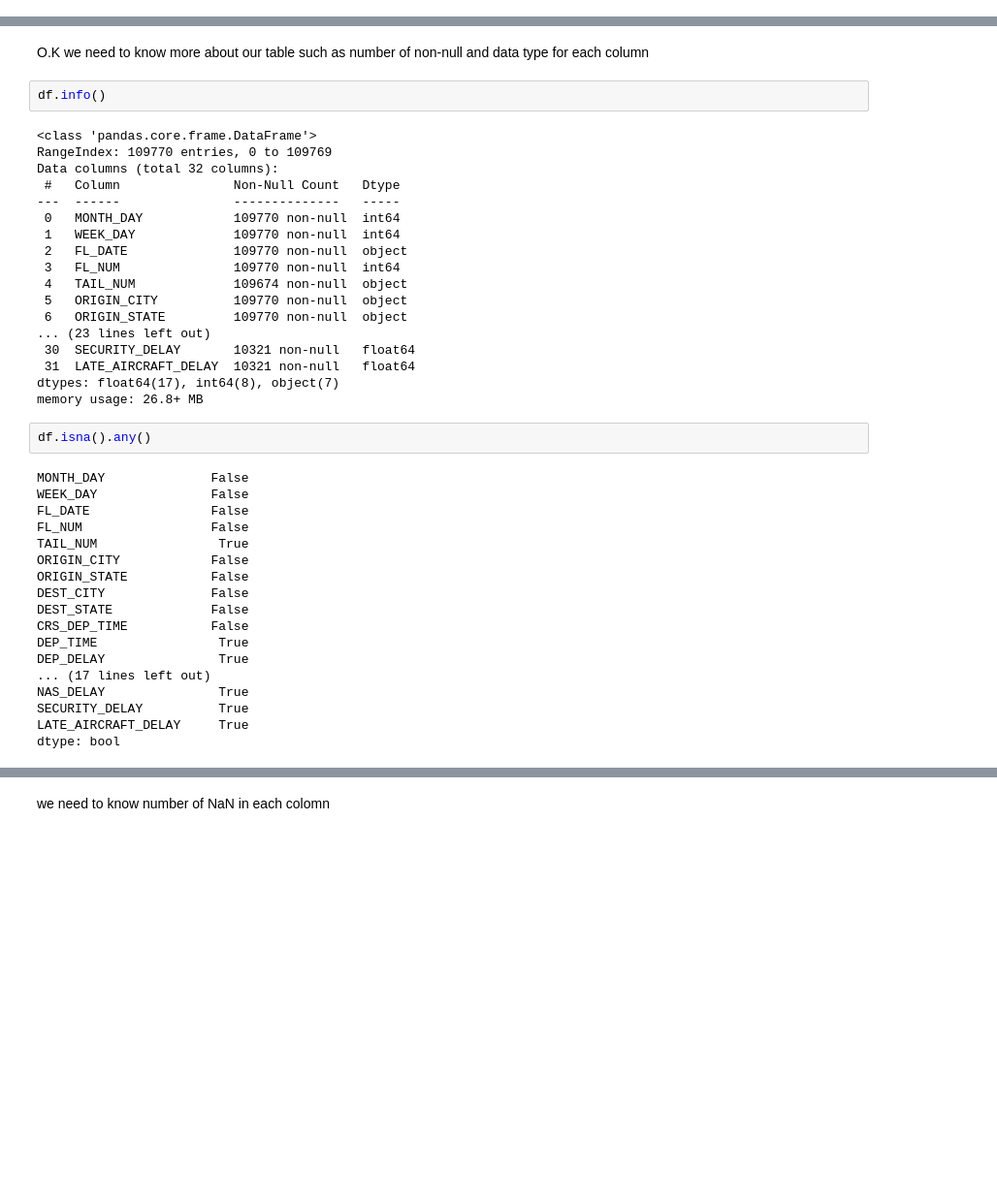
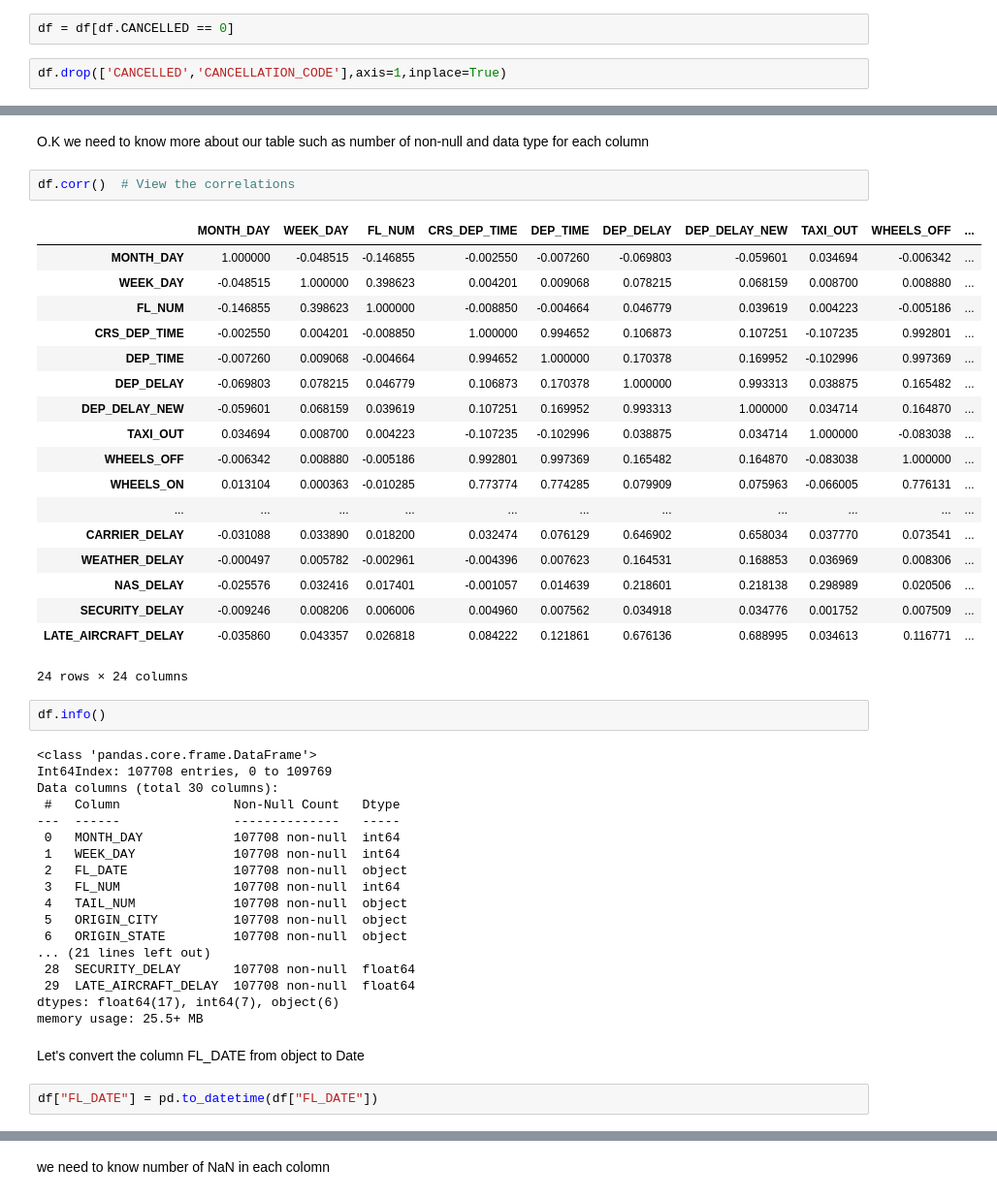
Before and after one commit to NawafNazer/Data_Science, a Jupyter notebook: My_Project.ipynb, the cells around one changed output, grey strips where cells are left out. Shown: that part at 97% size. Cells and saved outputs as stored; diff of their text form; blank space fills up the shorter version.

```diff
--- a/My_Project.ipynb
+++ b/My_Project.ipynb
@@ -53,0 +56,4 @@ df.head(5)  # or df.sample(5)
+# %%
+df = df[df.CANCELLED == 0]
+# %%
+df.drop(['CANCELLED','CANCELLATION_CODE'],axis=1,inplace=True)
@@ -54,42 +78,47 @@ df.head(5)  # or df.sample(5)
 # %% [markdown]
 O.K we need to know more about our table such as number of non-null and data type for each column
+# %%
+df.corr()  # View the correlations
+# %% [output]
+|  | MONTH_DAY | WEEK_DAY | FL_NUM | CRS_DEP_TIME | DEP_TIME | DEP_DELAY | DEP_DELAY_NEW | TAXI_OUT | WHEELS_OFF | ... |
+| MONTH_DAY | 1.000000 | -0.048515 | -0.146855 | -0.002550 | -0.007260 | -0.069803 | -0.059601 | 0.034694 | -0.006342 | ... |
+| WEEK_DAY | -0.048515 | 1.000000 | 0.398623 | 0.004201 | 0.009068 | 0.078215 | 0.068159 | 0.008700 | 0.008880 | ... |
+| FL_NUM | -0.146855 | 0.398623 | 1.000000 | -0.008850 | -0.004664 | 0.046779 | 0.039619 | 0.004223 | -0.005186 | ... |
+| CRS_DEP_TIME | -0.002550 | 0.004201 | -0.008850 | 1.000000 | 0.994652 | 0.106873 | 0.107251 | -0.107235 | 0.992801 | ... |
+| DEP_TIME | -0.007260 | 0.009068 | -0.004664 | 0.994652 | 1.000000 | 0.170378 | 0.169952 | -0.102996 | 0.997369 | ... |
+| DEP_DELAY | -0.069803 | 0.078215 | 0.046779 | 0.106873 | 0.170378 | 1.000000 | 0.993313 | 0.038875 | 0.165482 | ... |
+| DEP_DELAY_NEW | -0.059601 | 0.068159 | 0.039619 | 0.107251 | 0.169952 | 0.993313 | 1.000000 | 0.034714 | 0.164870 | ... |
+| TAXI_OUT | 0.034694 | 0.008700 | 0.004223 | -0.107235 | -0.102996 | 0.038875 | 0.034714 | 1.000000 | -0.083038 | ... |
+| WHEELS_OFF | -0.006342 | 0.008880 | -0.005186 | 0.992801 | 0.997369 | 0.165482 | 0.164870 | -0.083038 | 1.000000 | ... |
+| WHEELS_ON | 0.013104 | 0.000363 | -0.010285 | 0.773774 | 0.774285 | 0.079909 | 0.075963 | -0.066005 | 0.776131 | ... |
+| ... | ... | ... | ... | ... | ... | ... | ... | ... | ... | ... |
+| CARRIER_DELAY | -0.031088 | 0.033890 | 0.018200 | 0.032474 | 0.076129 | 0.646902 | 0.658034 | 0.037770 | 0.073541 | ... |
+| WEATHER_DELAY | -0.000497 | 0.005782 | -0.002961 | -0.004396 | 0.007623 | 0.164531 | 0.168853 | 0.036969 | 0.008306 | ... |
+| NAS_DELAY | -0.025576 | 0.032416 | 0.017401 | -0.001057 | 0.014639 | 0.218601 | 0.218138 | 0.298989 | 0.020506 | ... |
+| SECURITY_DELAY | -0.009246 | 0.008206 | 0.006006 | 0.004960 | 0.007562 | 0.034918 | 0.034776 | 0.001752 | 0.007509 | ... |
+| LATE_AIRCRAFT_DELAY | -0.035860 | 0.043357 | 0.026818 | 0.084222 | 0.121861 | 0.676136 | 0.688995 | 0.034613 | 0.116771 | ... |
+24 rows × 24 columns
 # %%
 df.info()
 # %% [output]
 <class 'pandas.core.frame.DataFrame'>
-RangeIndex: 109770 entries, 0 to 109769
-Data columns (total 32 columns):
+Int64Index: 107708 entries, 0 to 109769
+Data columns (total 30 columns):
  #   Column               Non-Null Count   Dtype
 ---  ------               --------------   -----
- 0   MONTH_DAY            109770 non-null  int64
- 1   WEEK_DAY             109770 non-null  int64
- 2   FL_DATE              109770 non-null  object
- 3   FL_NUM               109770 non-null  int64
- 4   TAIL_NUM             109674 non-null  object
- 5   ORIGIN_CITY          109770 non-null  object
- 6   ORIGIN_STATE         109770 non-null  object
-... (23 lines left out)
- 30  SECURITY_DELAY       10321 non-null   float64
- 31  LATE_AIRCRAFT_DELAY  10321 non-null   float64
-dtypes: float64(17), int64(8), object(7)
-memory usage: 26.8+ MB
+ 0   MONTH_DAY            107708 non-null  int64
+ 1   WEEK_DAY             107708 non-null  int64
+ 2   FL_DATE              107708 non-null  object
+ 3   FL_NUM               107708 non-null  int64
+ 4   TAIL_NUM             107708 non-null  object
+ 5   ORIGIN_CITY          107708 non-null  object
+ 6   ORIGIN_STATE         107708 non-null  object
+... (21 lines left out)
+ 28  SECURITY_DELAY       107708 non-null  float64
+ 29  LATE_AIRCRAFT_DELAY  107708 non-null  float64
+dtypes: float64(17), int64(7), object(6)
+memory usage: 25.5+ MB
-# %%
-df.isna().any()
-# %% [output]
-MONTH_DAY              False
-WEEK_DAY               False
-FL_DATE                False
-FL_NUM                 False
-TAIL_NUM                True
-ORIGIN_CITY            False
-ORIGIN_STATE           False
-DEST_CITY              False
-DEST_STATE             False
-CRS_DEP_TIME           False
-DEP_TIME                True
-DEP_DELAY               True
-... (17 lines left out)
-NAS_DELAY               True
-SECURITY_DELAY          True
-LATE_AIRCRAFT_DELAY     True
-dtype: bool
+# %% [markdown]
+Let's convert the column FL_DATE from object to Date
+# %%
+df["FL_DATE"] = pd.to_datetime(df["FL_DATE"])
```
Also changed, not shown: parts of 27 cells of this notebook.
